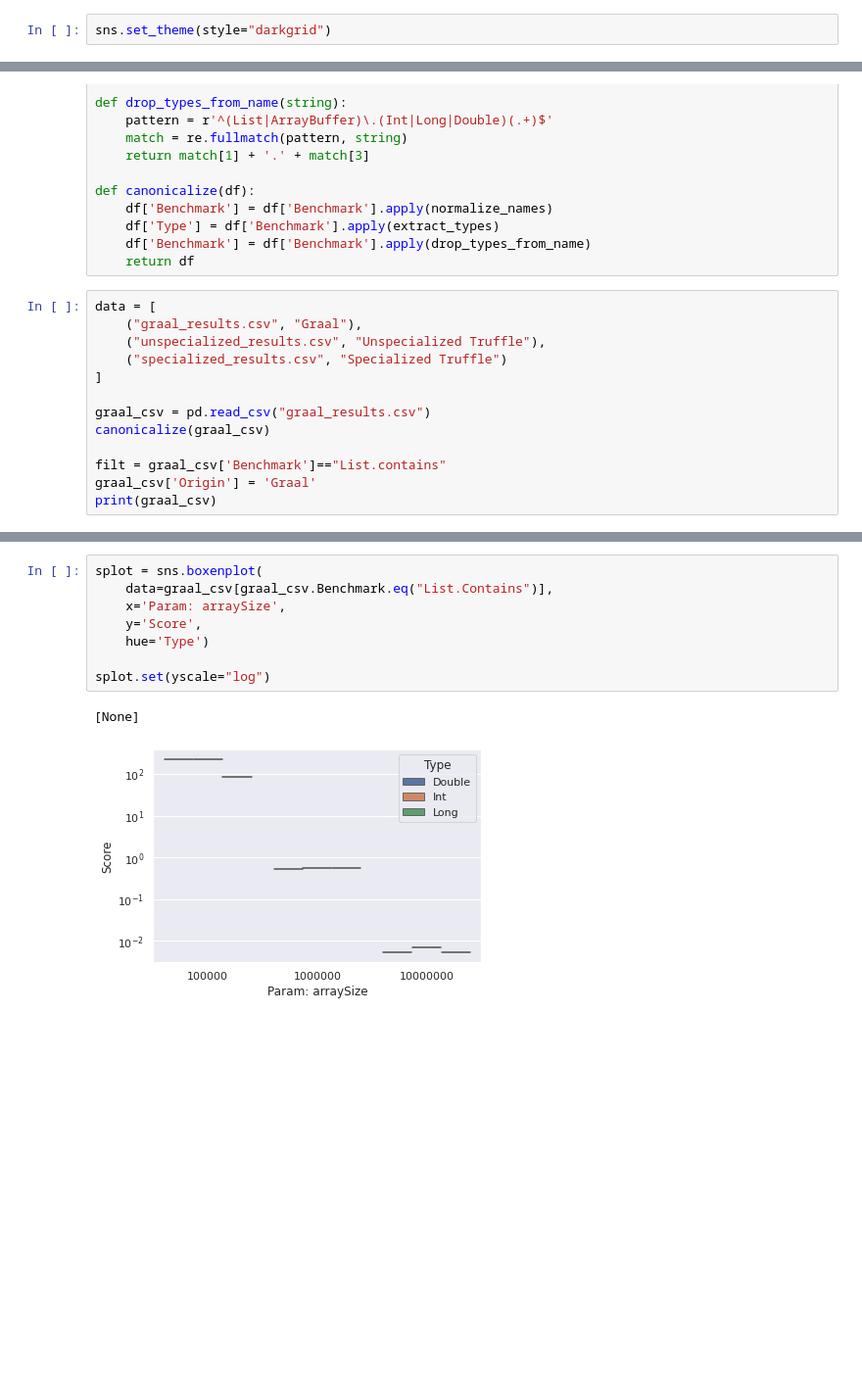
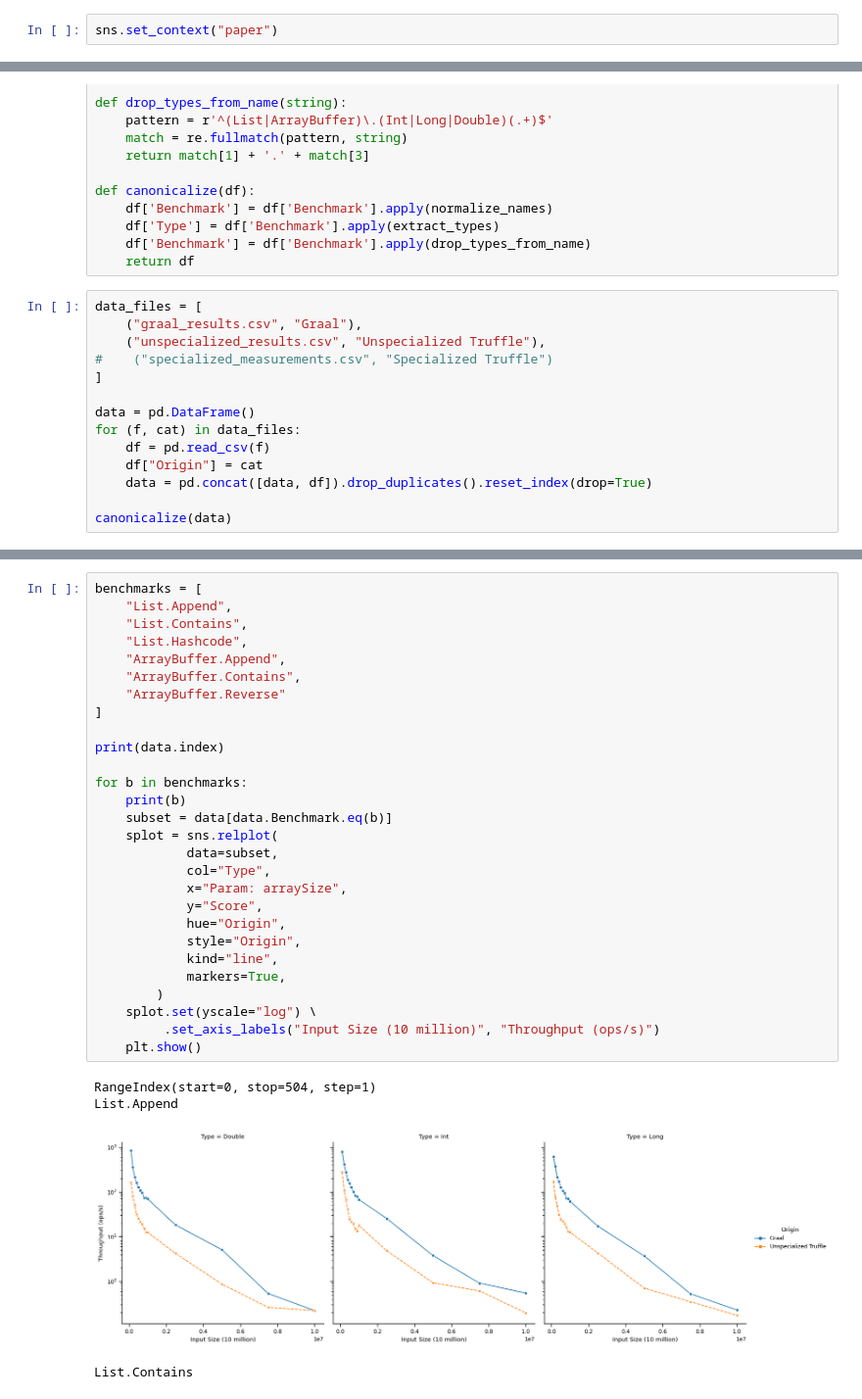
Before and after one commit to jmesyou/mmath-thesis, a Jupyter notebook: data/visualization.ipynb, the cells around one changed output, grey strips where cells are left out. Shown at 98% size. Saved outputs shown, nothing was run; the diff lists cells and outputs as text; blank space fills up the shorter version.

Commit message:
wrote lots on 3.1.1, 3.1.2. Figures approaching completion

```diff
--- a/data/visualization.ipynb
+++ b/data/visualization.ipynb
@@ -5,7 +5,7 @@ import numpy as np
 import pandas as pd
 import regex as re
 # %%
-sns.set_theme(style="darkgrid")
+sns.set_context("paper")
 # %%
 def normalize_names(string):
     return string.replace("org.tastytruffle.benchmarks.ListBenchmark.benchmarkGraal", "List.") \
@@ -29,16 +29,17 @@ def canonicalize(df):
     df['Benchmark'] = df['Benchmark'].apply(drop_types_from_name)
     return df
 # %%
-data = [
+data_files = [
     ("graal_results.csv", "Graal"),
     ("unspecialized_results.csv", "Unspecialized Truffle"),
-    ("specialized_results.csv", "Specialized Truffle")
+#    ("specialized_measurements.csv", "Specialized Truffle")
 ]
 
-graal_csv = pd.read_csv("graal_results.csv")
-canonicalize(graal_csv)
+data = pd.DataFrame()
+for (f, cat) in data_files:
+    df = pd.read_csv(f)
+    df["Origin"] = cat
+    data = pd.concat([data, df]).drop_duplicates().reset_index(drop=True)
 
-filt = graal_csv['Benchmark']=="List.contains"
-graal_csv['Origin'] = 'Graal'
-print(graal_csv)
+canonicalize(data)
 # %% [output]
@@ -46,11 +59,33 @@ SyntaxError: closing parenthesis ']' does not match opening parenthesis '(' on l
 # %%
-splot = sns.boxenplot(
-    data=graal_csv[graal_csv.Benchmark.eq("List.Contains")],
-    x='Param: arraySize',
-    y='Score',
-    hue='Type')
+benchmarks = [
+    "List.Append",
+    "List.Contains",
+    "List.Hashcode",
+    "ArrayBuffer.Append",
+    "ArrayBuffer.Contains",
+    "ArrayBuffer.Reverse"
+]
 
-splot.set(yscale="log")
+print(data.index)
+
+for b in benchmarks:
+    print(b)
+    subset = data[data.Benchmark.eq(b)]
+    splot = sns.relplot(
+            data=subset,
+            col="Type",
+            x="Param: arraySize",
+            y="Score",
+            hue="Origin",
+            style="Origin",
+            kind="line",
+            markers=True,
+        )
+    splot.set(yscale="log") \
+         .set_axis_labels("Input Size (10 million)", "Throughput (ops/s)")
+    plt.show()
 # %% [output]
-[None]
+RangeIndex(start=0, stop=504, step=1)
+List.Append
-[figure, old version]
+[figure, new version]
+List.Contains
```
Also changed, not shown: parts of 2 cells of this notebook, 6 other files.
